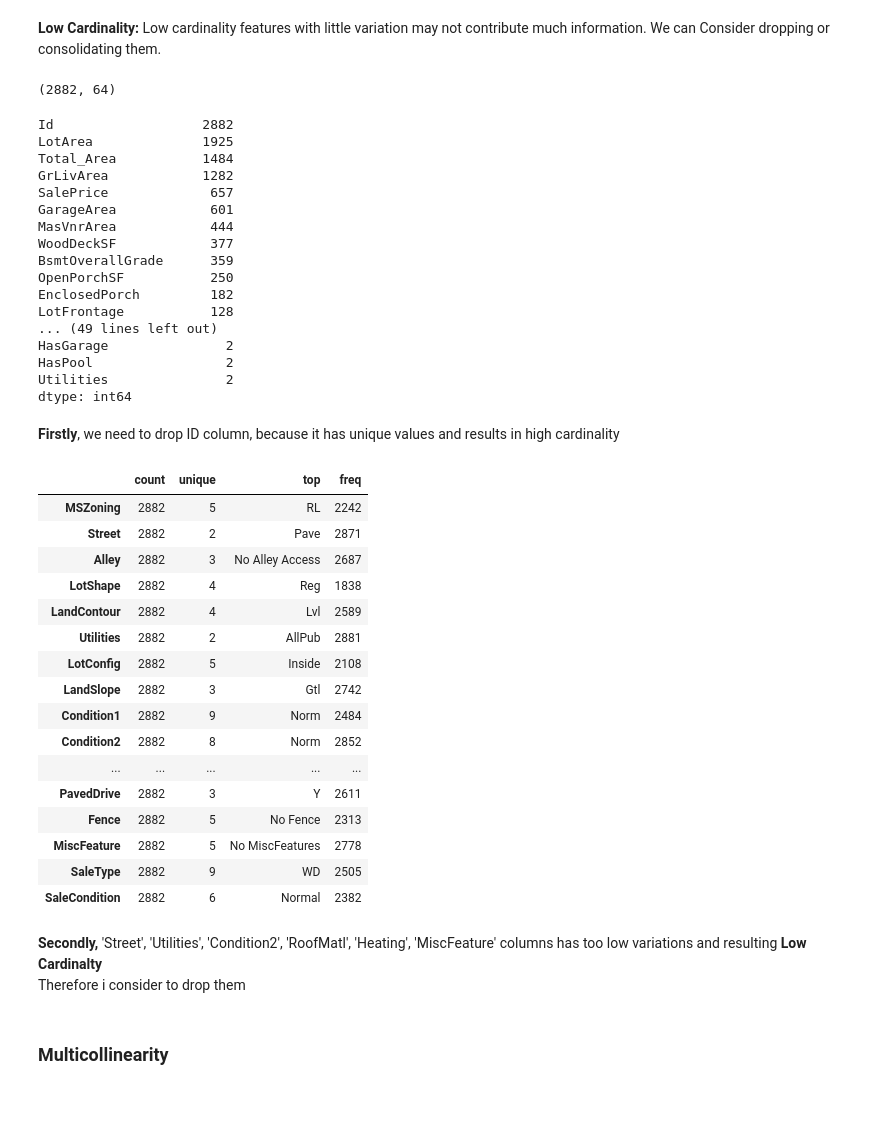
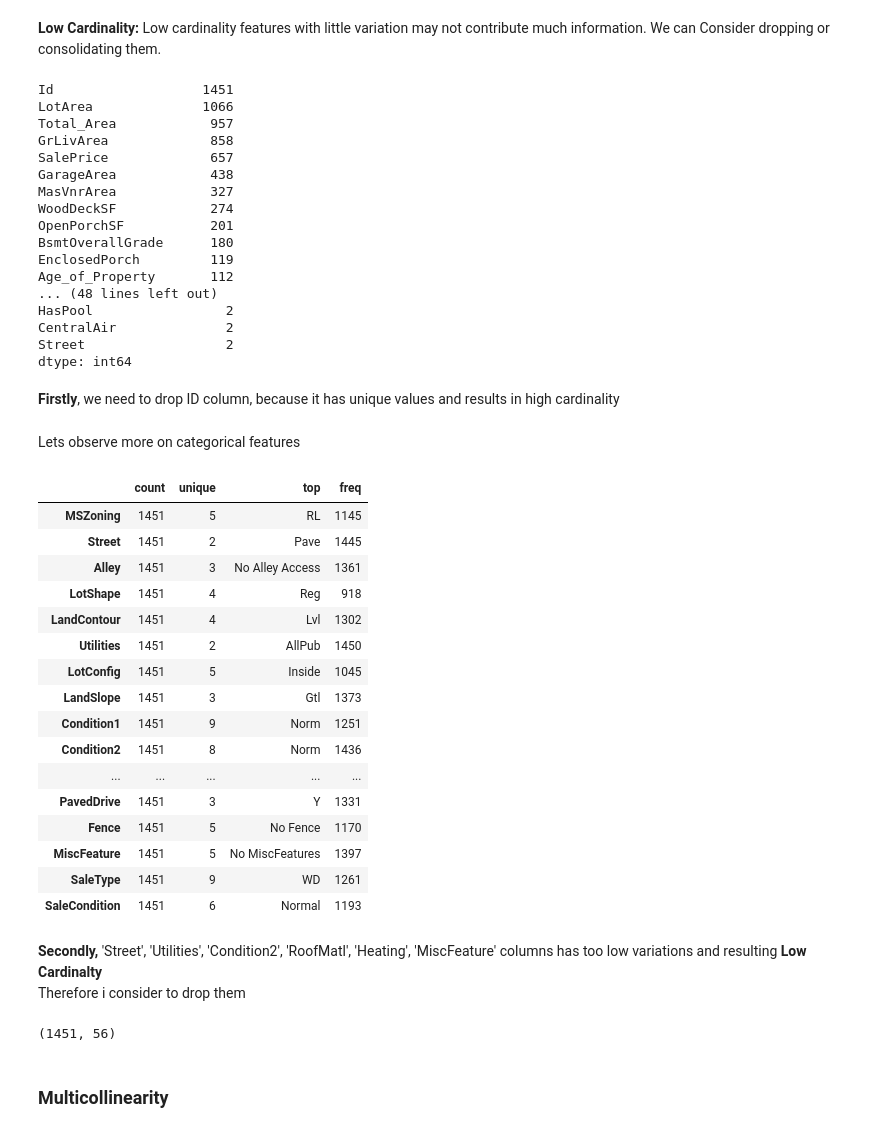
Before and after one commit to fatih-ml/House-price-prediction-ensemble-models-feature-engineering, a Jupyter notebook: housing_price_model.ipynb, the cells around one changed output. Cells and saved outputs as stored; diff of their text form; code cells hidden in the pictures; blank space fills up the shorter version.

```diff
--- a/housing_price_model.ipynb
+++ b/housing_price_model.ipynb
@@ -538,8 +511,9 @@ df_merge[df_merge.columns[df_merge.columns.str.contains('Bsmt')]].sample(5)
 # %% [markdown]
 **Lets drop all unnecessary columns**
 # %%
-df_merge.drop(columns = ['BsmtQual', 'BsmtCond',	'BsmtExposure',	'BsmtFinType1',	'BsmtFinSF1',	'BsmtFinType2',	'BsmtFinSF2',	'BsmtUnfSF',	'BsmtFinGrade'], inplace=True)
+df4.drop(columns = ['BsmtQual', 'BsmtCond', 'BsmtExposure', 'BsmtFinType1', 'BsmtFinSF1','BsmtFinType2',
+                          'BsmtFinSF2','BsmtUnfSF','BsmtFinGrade'], inplace=True)
 # %%
 # We can NOW also drop TotalBsmtSF because this value is already in the Total Sqf feature
-df_merge.drop(columns = ['TotalBsmtSF'], inplace=True)
+df5 = df4.drop(columns = ['TotalBsmtSF'])
 # %%
@@ -554,55 +532,52 @@ df_merge[df_merge.columns[df_merge.columns.str.contains('Bsmt')]].describe().T
 **High Cardinality:** High cardinality features (features with a large number of unique values) can sometimes introduce noise into the model. Dropping or encoding them appropriately can be a good strategy.
 # %% [markdown]
 **Low Cardinality:** Low cardinality features with little variation may not contribute much information. We can Consider dropping or consolidating them.
-# %%
-df_merge.shape
-# %% [output]
-(2882, 64)
 # %%
-pd.set_option('display.max_rows', None)
-df_merge.nunique().sort_values(ascending=False)
+df5.nunique().sort_values(ascending=False)
 # %% [output]
-Id                   2882
-LotArea              1925
-Total_Area           1484
-GrLivArea            1282
+Id                   1451
+LotArea              1066
+Total_Area            957
+GrLivArea             858
 SalePrice             657
-GarageArea            601
-MasVnrArea            444
-WoodDeckSF            377
-BsmtOverallGrade      359
-OpenPorchSF           250
-EnclosedPorch         182
-LotFrontage           128
-... (49 lines left out)
-HasGarage               2
+GarageArea            438
+MasVnrArea            327
+WoodDeckSF            274
+OpenPorchSF           201
+BsmtOverallGrade      180
+EnclosedPorch         119
+Age_of_Property       112
+... (48 lines left out)
 HasPool                 2
-Utilities               2
+CentralAir              2
+Street                  2
 dtype: int64
 # %% [markdown]
 **Firstly**, we need to drop ID column, because it has unique values and results in high cardinality
 # %%
-df_merge.drop(columns=['Id'], inplace=True)
+df5.drop(columns=['Id'], inplace=True)
+# %% [markdown]
+Lets observe more on categorical features
 # %%
-df_merge.describe(include='object').T
+df5.describe(include='object').T
 # %% [output]
 |  | count | unique | top | freq |
-| MSZoning | 2882 | 5 | RL | 2242 |
-| Street | 2882 | 2 | Pave | 2871 |
-| Alley | 2882 | 3 | No Alley Access | 2687 |
-| LotShape | 2882 | 4 | Reg | 1838 |
-| LandContour | 2882 | 4 | Lvl | 2589 |
-| Utilities | 2882 | 2 | AllPub | 2881 |
-| LotConfig | 2882 | 5 | Inside | 2108 |
-| LandSlope | 2882 | 3 | Gtl | 2742 |
-| Condition1 | 2882 | 9 | Norm | 2484 |
-| Condition2 | 2882 | 8 | Norm | 2852 |
+| MSZoning | 1451 | 5 | RL | 1145 |
+| Street | 1451 | 2 | Pave | 1445 |
+| Alley | 1451 | 3 | No Alley Access | 1361 |
+| LotShape | 1451 | 4 | Reg | 918 |
+| LandContour | 1451 | 4 | Lvl | 1302 |
+| Utilities | 1451 | 2 | AllPub | 1450 |
+| LotConfig | 1451 | 5 | Inside | 1045 |
+| LandSlope | 1451 | 3 | Gtl | 1373 |
+| Condition1 | 1451 | 9 | Norm | 1251 |
+| Condition2 | 1451 | 8 | Norm | 1436 |
 | ... | ... | ... | ... | ... |
-| PavedDrive | 2882 | 3 | Y | 2611 |
-| Fence | 2882 | 5 | No Fence | 2313 |
-| MiscFeature | 2882 | 5 | No MiscFeatures | 2778 |
-| SaleType | 2882 | 9 | WD | 2505 |
-| SaleCondition | 2882 | 6 | Normal | 2382 |
+| PavedDrive | 1451 | 3 | Y | 1331 |
+| Fence | 1451 | 5 | No Fence | 1170 |
+| MiscFeature | 1451 | 5 | No MiscFeatures | 1397 |
+| SaleType | 1451 | 9 | WD | 1261 |
+| SaleCondition | 1451 | 6 | Normal | 1193 |
 # %% [markdown]
 **Secondly,** 'Street', 'Utilities', 'Condition2', 'RoofMatl', 'Heating', 'MiscFeature' columns has too low variations and resulting **Low Cardinalty**
 Therefore i consider to drop them
@@ -611,3 +586,7 @@ df_merge.drop(columns = ['Street', 'Utilities', 'Condition2', 'RoofMatl', 'Heati
+# %%
+df6.shape
+# %% [output]
+(1451, 56)
 # %% [markdown]
 ### Multicollinearity
 # %% [markdown]
```
Also changed, not shown: parts of 108 cells of this notebook.
